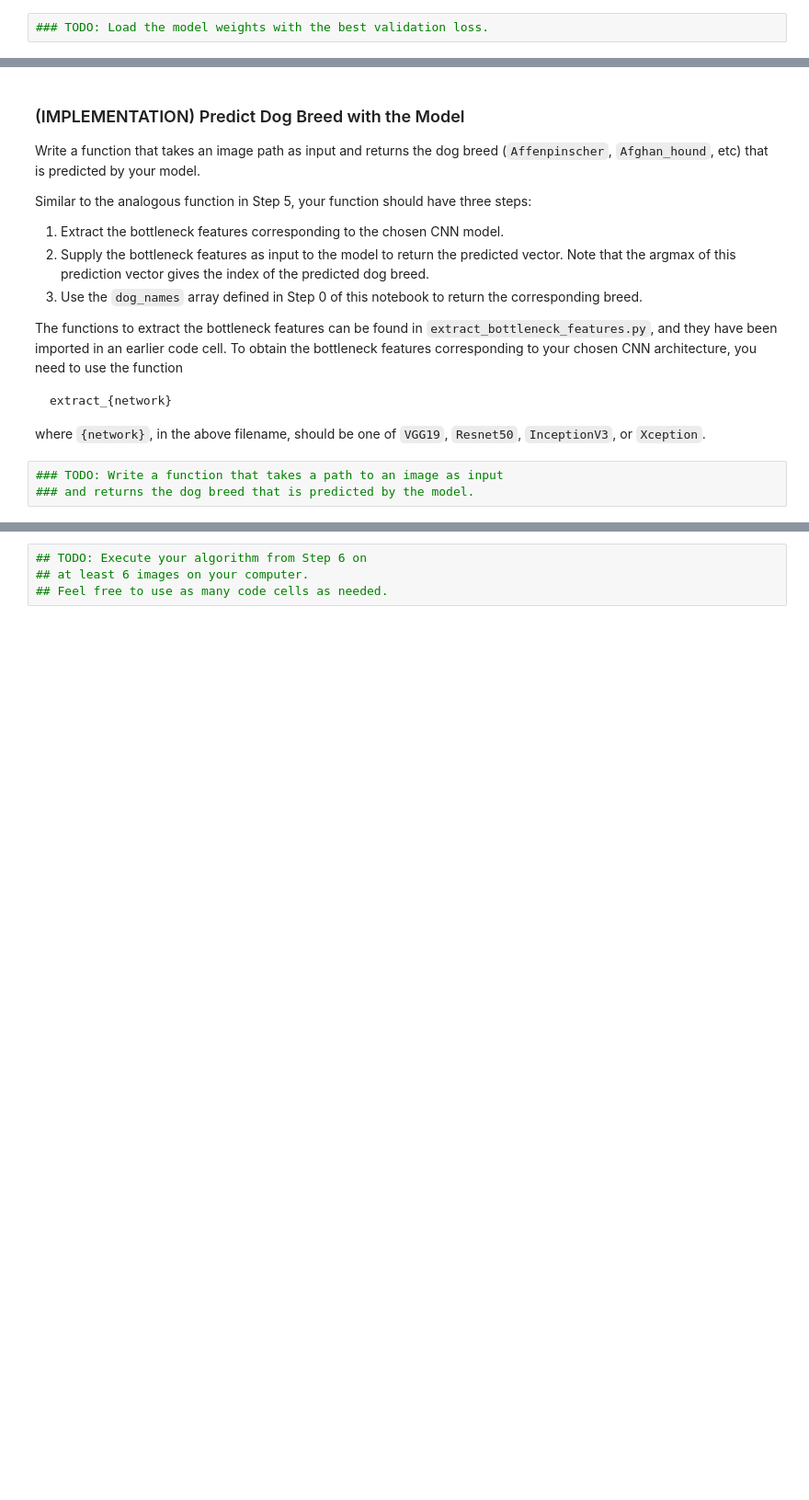
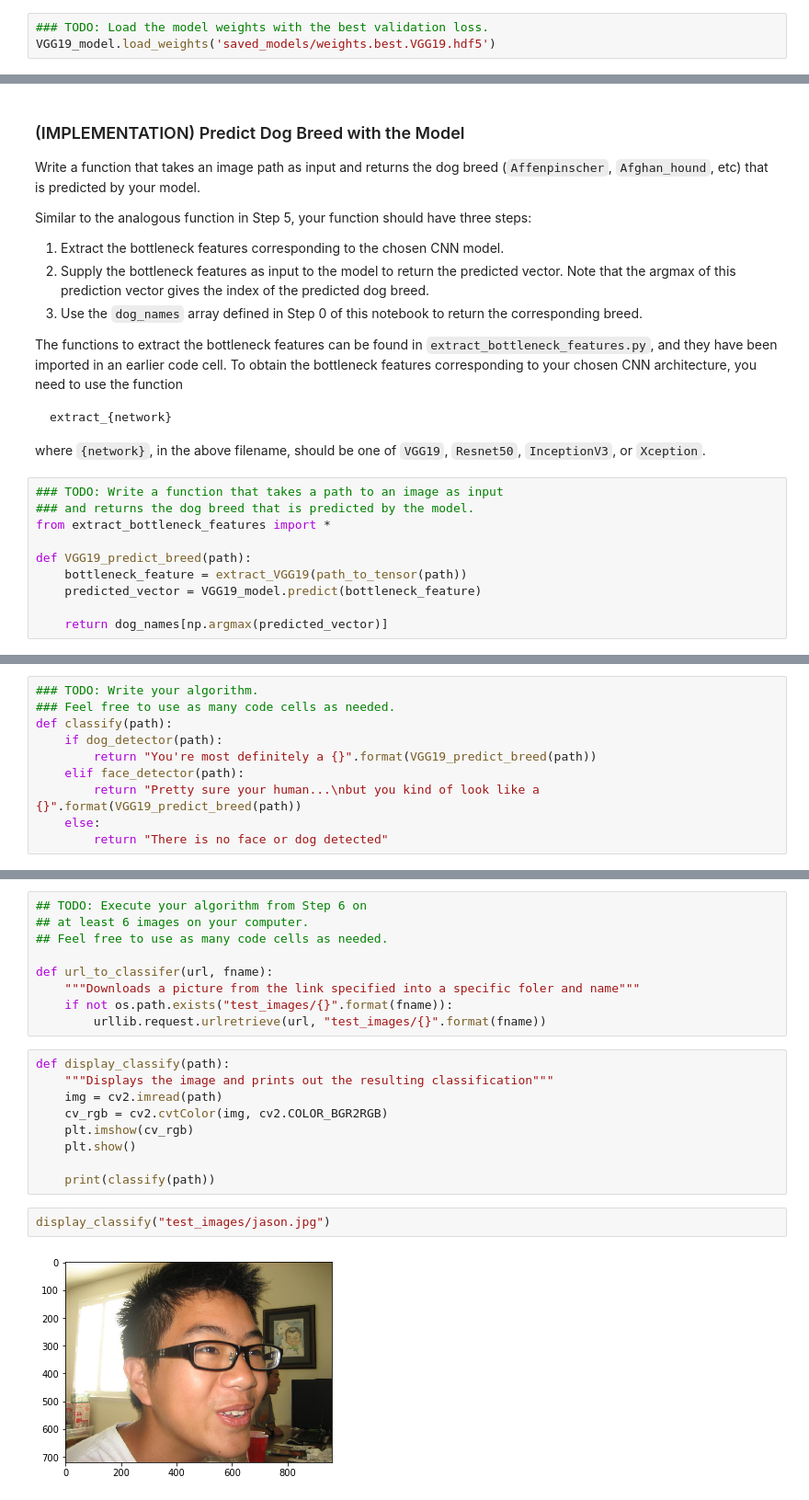
Before and after one commit to timothyta12/dog-project, a Jupyter notebook: dog_app.ipynb, the cells around one changed output, grey strips where cells are left out. Shown at 92% size. Drawn from its saved outputs; the diff is of its cells as text; blank space fills up the shorter version.

```diff
--- a/dog_app.ipynb
+++ b/dog_app.ipynb
@@ -621,6 +679,7 @@ You are welcome to [augment the training data](https://blog.keras.io/building-po
 ### (IMPLEMENTATION) Load the Model with the Best Validation Loss
 # %%
 ### TODO: Load the model weights with the best validation loss.
+VGG19_model.load_weights('saved_models/weights.best.VGG19.hdf5')
 # %% [markdown]
 ### (IMPLEMENTATION) Test the Model
 
@@ -645,6 +710,13 @@ where `{network}`, in the above filename, should be one of `VGG19`, `Resnet50`,
 # %%
 ### TODO: Write a function that takes a path to an image as input
 ### and returns the dog breed that is predicted by the model.
+from extract_bottleneck_features import *
+
+def VGG19_predict_breed(path):
+    bottleneck_feature = extract_VGG19(path_to_tensor(path))
+    predicted_vector = VGG19_model.predict(bottleneck_feature)
+
+    return dog_names[np.argmax(predicted_vector)]
 # %% [markdown]
 ---
 <a id='step6'></a>
@@ -669,3 +738,13 @@ Some sample output for our algorithm is provided below, but feel free to design
+# %%
+### TODO: Write your algorithm.
+### Feel free to use as many code cells as needed.
+def classify(path):
+    if dog_detector(path):
+        return "You're most definitely a {}".format(VGG19_predict_breed(path))
+    elif face_detector(path):
+        return "Pretty sure your human...\nbut you kind of look like a {}".format(VGG19_predict_breed(path))
+    else:
+        return "There is no face or dog detected"
 # %% [markdown]
 ---
 <a id='step7'></a>
@@ -684,3 +763,21 @@ __Answer:__
 ## TODO: Execute your algorithm from Step 6 on
 ## at least 6 images on your computer.
 ## Feel free to use as many code cells as needed.
+
+def url_to_classifer(url, fname):
+    """Downloads a picture from the link specified into a specific foler and name"""
+    if not os.path.exists("test_images/{}".format(fname)):
+        urllib.request.urlretrieve(url, "test_images/{}".format(fname))
+# %%
+def display_classify(path):
+    """Displays the image and prints out the resulting classification"""
+    img = cv2.imread(path)
+    cv_rgb = cv2.cvtColor(img, cv2.COLOR_BGR2RGB)
+    plt.imshow(cv_rgb)
+    plt.show()
+
+    print(classify(path))
+# %%
+display_classify("test_images/jason.jpg")
+# %% [output]
+[figure, added]
```
Also changed, not shown: parts of 27 cells of this notebook.
